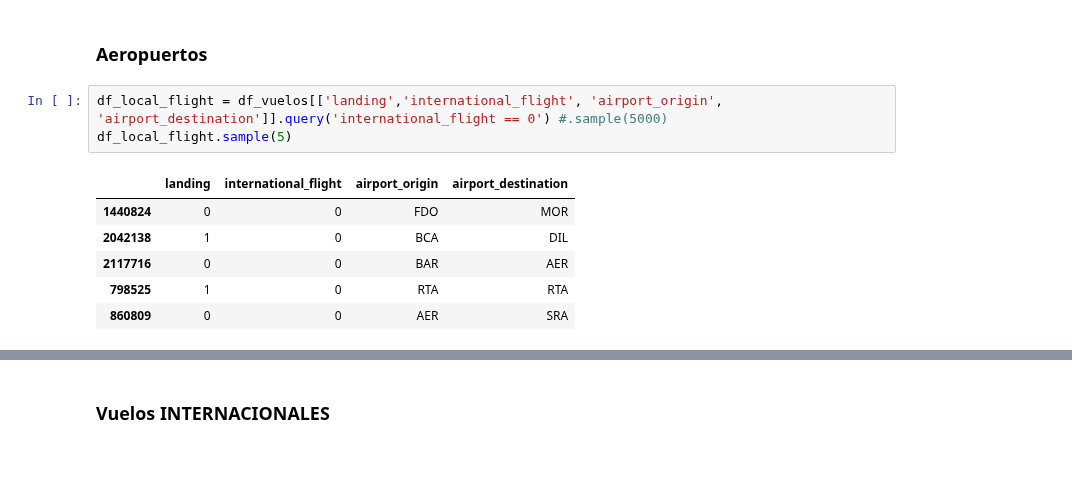
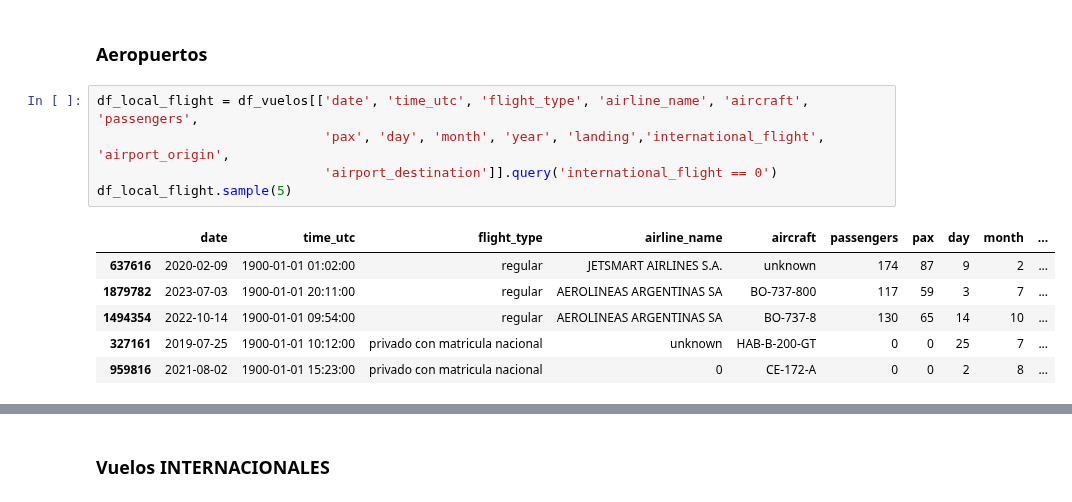
Before and after one commit to omanofx/portfolio, a Jupyter notebook: vuelos_anac/vuelos_anac_arg.ipynb, the cells around one changed output, grey strips where cells are left out. Drawn from its saved outputs; the diff is of its cells as text; blank space fills up the shorter version.

```diff
--- a/vuelos_anac/vuelos_anac_arg.ipynb
+++ b/vuelos_anac/vuelos_anac_arg.ipynb
@@ -939,15 +939,17 @@ df_vuelos.sample(5)
 # %% [markdown]
 ### Aeropuertos
 # %%
-df_local_flight = df_vuelos[['landing','international_flight', 'airport_origin', 'airport_destination']].query('international_flight == 0') #.sample(5000)
+df_local_flight = df_vuelos[['date', 'time_utc', 'flight_type',	'airline_name',	'aircraft',	'passengers',
+                             'pax', 'day', 'month', 'year', 'landing','international_flight', 'airport_origin',
+                             'airport_destination']].query('international_flight == 0')
 df_local_flight.sample(5)
 # %% [output]
-|  | landing | international_flight | airport_origin | airport_destination |
-| 1440824 | 0 | 0 | FDO | MOR |
-| 2042138 | 1 | 0 | BCA | DIL |
-| 2117716 | 0 | 0 | BAR | AER |
-| 798525 | 1 | 0 | RTA | RTA |
-| 860809 | 0 | 0 | AER | SRA |
+|  | date | time_utc | flight_type | airline_name | aircraft | passengers | pax | day | month | ... |
+| 637616 | 2020-02-09 | 1900-01-01 01:02:00 | regular | JETSMART AIRLINES S.A. | unknown | 174 | 87 | 9 | 2 | ... |
+| 1879782 | 2023-07-03 | 1900-01-01 20:11:00 | regular | AEROLINEAS ARGENTINAS SA | BO-737-800 | 117 | 59 | 3 | 7 | ... |
+| 1494354 | 2022-10-14 | 1900-01-01 09:54:00 | regular | AEROLINEAS ARGENTINAS SA | BO-737-8 | 130 | 65 | 14 | 10 | ... |
+| 327161 | 2019-07-25 | 1900-01-01 10:12:00 | privado con matricula nacional | unknown | HAB-B-200-GT | 0 | 0 | 25 | 7 | ... |
+| 959816 | 2021-08-02 | 1900-01-01 15:23:00 | privado con matricula nacional | 0 | CE-172-A | 0 | 0 | 2 | 8 | ... |
 # %%
 df_airports_arg = df_airports.query('iso_country == "AR"')
 df_airports_arg.sample(5)
```
Also changed, not shown: parts of 12 cells of this notebook.
